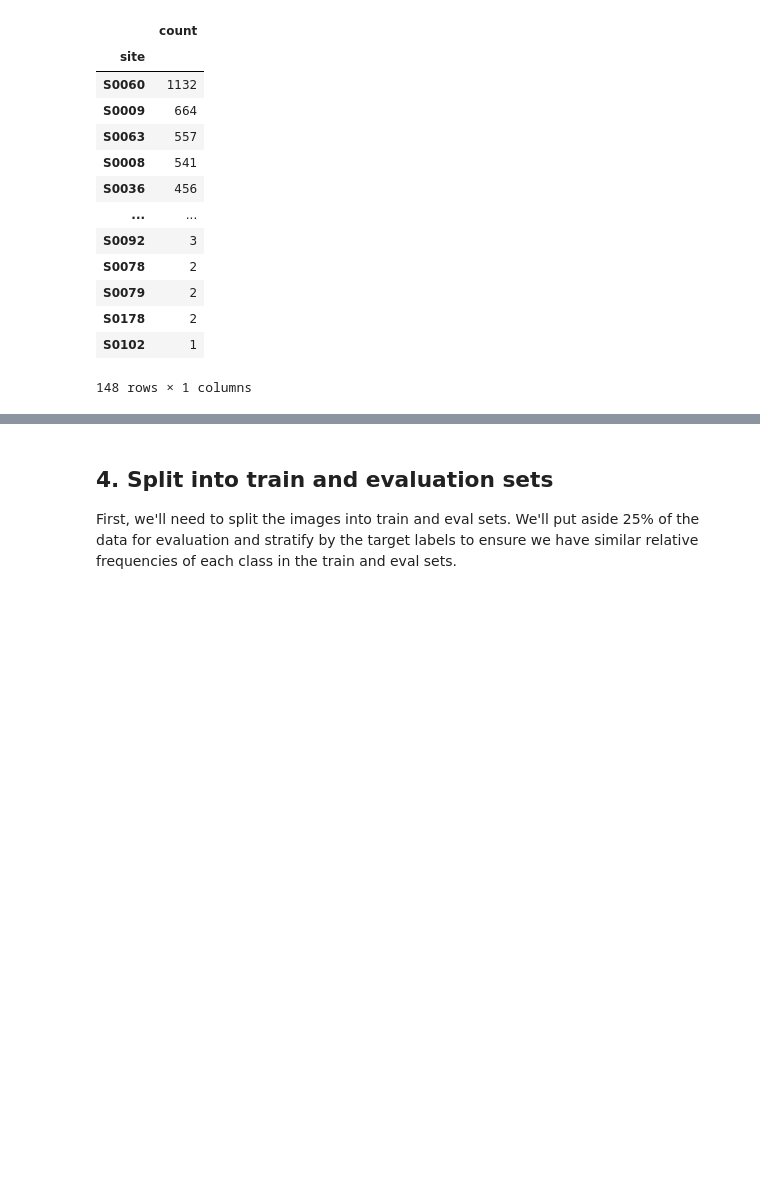
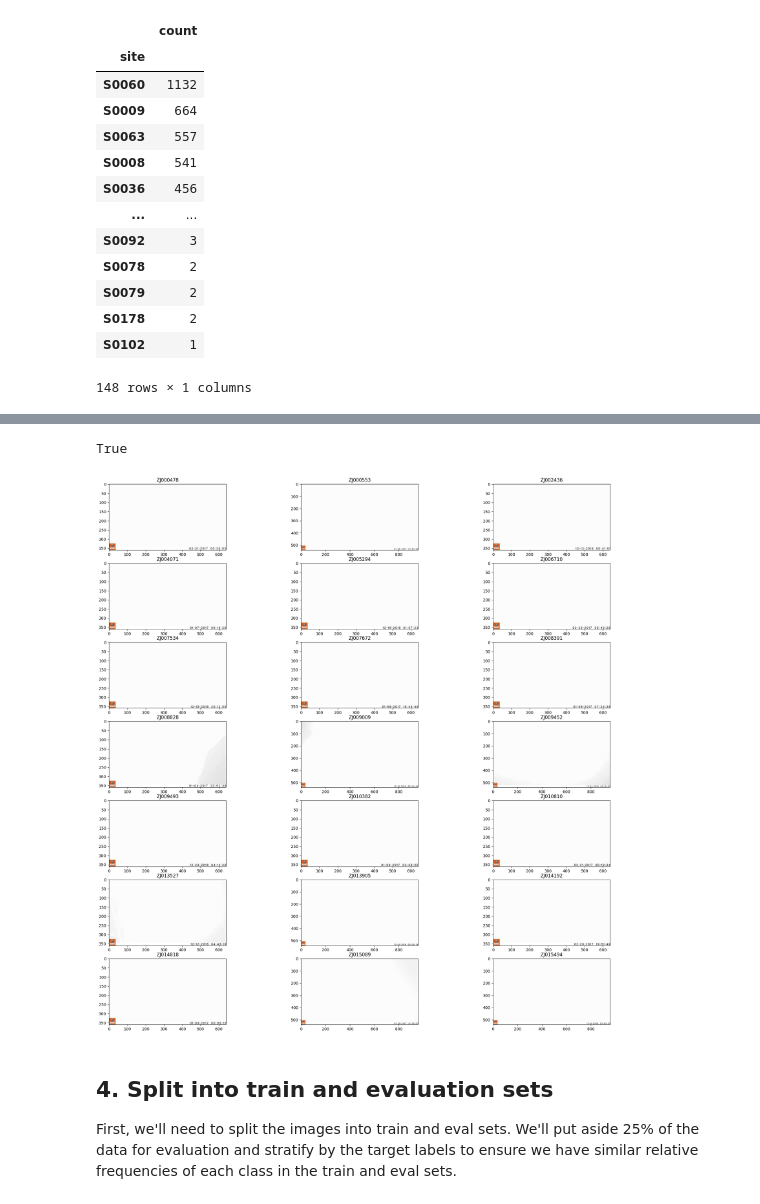
Before and after one commit to canonic-epicure/conservision, a Jupyter notebook: benchmark.ipynb, the cells around one changed output, grey strips where cells are left out. Saved outputs shown, nothing was run; the diff lists cells and outputs as text; code cells hidden in the pictures; blank space fills up the shorter version.

```diff
--- a/data/benchmark.ipynb
+++ b/benchmark.ipynb
@@ -9,9 +15,9 @@ from tqdm import tqdm
 # %% [markdown]
 Read in the train and test CSVs first and see what they look like.
 # %%
-train_features = pd.read_csv("train_features.csv", index_col="id")
-test_features = pd.read_csv("test_features.csv", index_col="id")
-train_labels = pd.read_csv("train_labels.csv", index_col="id")
+train_features = pd.read_csv("data/train_features.csv", index_col="id")
+test_features = pd.read_csv("data/test_features.csv", index_col="id")
+train_labels = pd.read_csv("data/train_labels.csv", index_col="id")
 # %% [markdown]
 The `features` CSVs contain the image ID, filepath and site ID for each image.
 # %%
@@ -192,0 +218,15 @@ sites
+# %%
+import lib
+import torchvision
+
+def is_overexposed(filename):
+    tensor = torchvision.io.read_image(filename)
+    if tensor.shape[0] == 1:
+        tensor = tensor.repeat(3, 1, 1)
+    res = lib.is_overexposed_torchvision(tensor.to('cuda'))
+
+    return res
+
+train_features['is_overexposed_full'] = train_features['filepath'].apply(is_overexposed)
+# %%
+train_features['is_overexposed_mu'] = train_features['is_overexposed_full'].str[1].str.get('mu')
@@ -192,0 +250,20 @@ sites
+# %%
+import lib
+import torchvision
+
+ZJ015089 = train_all.loc['ZJ015089']
+# ZJ015089 = train_all.loc['ZJ000007']
+
+tensor = torchvision.io.read_image(ZJ015089['filepath'])
+if tensor.shape[0] == 1:
+    tensor = tensor.repeat(3, 1, 1)
+dec, _ = lib.is_overexposed_torchvision(tensor.to('cuda'))
+
+dec
+# ZJ015089_image = Image.open(ZJ015089['filepath']).convert("RGB")
+#
+# ZJ015089_tensor = torch.from_numpy(np.array(ZJ015089_image, dtype=np.uint8)).permute(2, 0, 1)
+#
+# lib.is_overexposed_torchvision(ZJ015089_tensor)
+# %% [output]
+True
@@ -193,3 +282,24 @@ sites
+# %%
+import matplotlib.image as mpimg
+
+random_state = 411
+
+# we'll create a grid with 8 positions, one for each label (7 species, plus blanks)
+fig, axes = plt.subplots(nrows=7, ncols=3, figsize=(25, 25))
+
+# blanks_on_s0060 = train_all[ (train_all['blank'] == 1) & (train_all['site'] == 'S0060')].sample(axes.size, random_state=random_state)
+
+blanks_on_s0060 = train_features[ train_features['is_overexposed'] == True]
+
+# blanks_on_s0060 = train_features[(train_features['is_overexposed_mu'] > 240)]
+
+# iterate through each species
+for (idx, row), ax in zip(list(blanks_on_s0060.iterrows()), axes.flatten()):
+    img = Image.open(row['filepath']).convert("RGB")
+    ax.imshow(img)
+    ax.set_title(f"{idx}")
+# %% [output]
+[figure, added]
 # %% [markdown]
 ## 4. Split into train and evaluation sets
 First, we'll need to split the images into train and eval sets. We'll put aside 25% of the data for evaluation and stratify by the target labels to ensure we have similar relative frequencies of each class in the train and eval sets.
```
Also changed, not shown: parts of 26 cells of this notebook, 2 other files.
